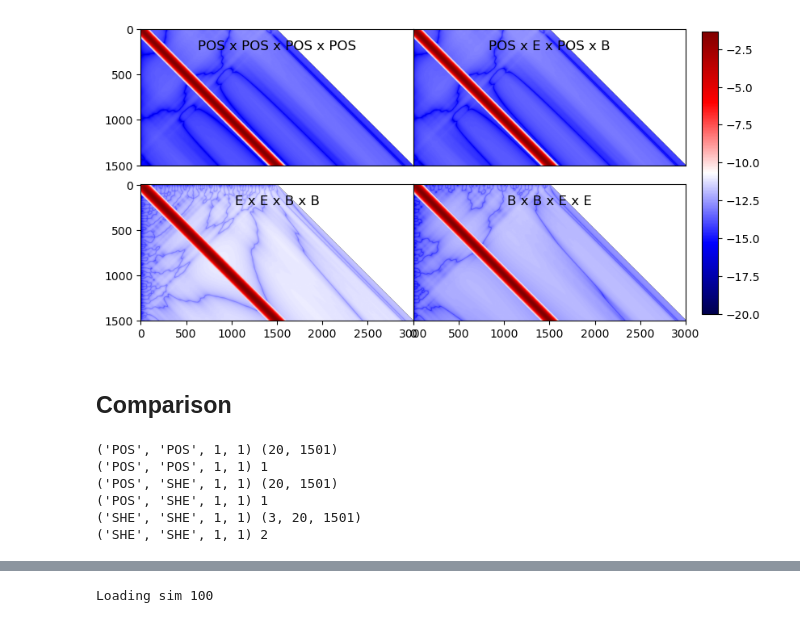
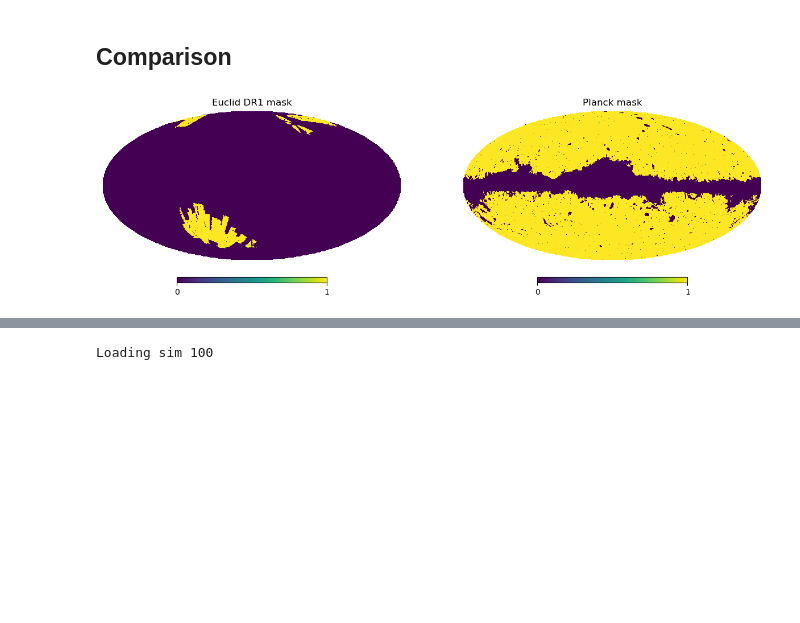
Before and after one commit to JaimeRZP/GLASS_cov_challenge, a Jupyter notebook: unmixing_comparison.ipynb, the cells around one changed output, grey strips where cells are left out. Cells and saved outputs as stored; diff of their text form; code cells hidden in the pictures; blank space fills up the shorter version.

```diff
--- a/unmixing_comparison.ipynb
+++ b/unmixing_comparison.ipynb
@@ -17,30 +12,3 @@ plt.colorbar()
-# %%
-fig, axs = plt.subplots(2, 2, figsize=(10, 5))
-plt.subplots_adjust(hspace = 0.0, wspace = 0.0)
-
-im0 = axs[0, 0].imshow(np.log10(np.abs(kernels_pols[0].data[0, :, :].T)), cmap='seismic')
-axs[0, 0].get_xaxis().set_ticks([])
-axs[0, 0].set_title('POS x POS x POS x POS', y=0.8)
-
-im1 = axs[0, 1].imshow(np.log10(np.abs(kernels_pols[0].data[1, :, :].T)), cmap='seismic')
-axs[0, 1].get_yaxis().set_ticks([])
-axs[0, 1].get_xaxis().set_ticks([])
-axs[0, 1].set_title('POS x E x POS x B', y=0.8)
-
-im2 = axs[1, 0].imshow(np.log10(np.abs(kernels_pols[0].data[2, :, :].T)), cmap='seismic')
-axs[1, 0].set_title('E x E x B x B', y=0.8)
-
-im3 = axs[1, 1].imshow(np.log10(np.abs(kernels_pols[0].data[3, :, :].T)), cmap='seismic')
-axs[1, 1].get_yaxis().set_ticks([])
-axs[1, 1].set_title('B x B x E x E', y=0.8)
-
-fig.subplots_adjust(right=0.8)
-cbar_ax = fig.add_axes([0.82, 0.15, 0.02, 0.7])
-fig.colorbar(im0, cax=cbar_ax)
-plt.show()
-fig.savefig(f'/home/jaimerzp/Desktop/mixing_mat_plots/inv_kernel_compo_{mask_type}.pdf', bbox_inches='tight')
-# %% [output]
-[figure, removed]
 # %% [markdown]
 ## Comparison
 # %%
@@ -64,6 +32,22 @@ l = np.arange(lmax+1)
 ls = np.arange(lmax+1)
 ledges = np.logspace(np.log10(10), np.log10(lmax), nlbins + 1)
 lgrid = (ledges[1:] + ledges[:-1]) / 2
+# %%
+mask_dr1 = hp.read_map("./dr1/mask.fits")
+mask_planck = hp.read_map("./planck/mask.fits")
+# %%
+fig, (ax1, ax2) = plt.subplots(ncols=2, figsize=(15, 7))
+
+plt.axes(ax1)
+hp.mollview(mask_dr1, hold=True, title="Euclid DR1 mask")
+
+plt.axes(ax2)
+hp.mollview(mask_planck, hold=True, title="Planck mask")
+
+plt.show()
+fig.savefig(f'/home/jaimerzp/Desktop/mixing_mat_plots/masks.pdf', bbox_inches='tight')
+# %% [output]
+[figure, added]
 # %%
 # Open the FITS file
 config_path = "scripts/sims_config.yaml"
@@ -75,14 +59,0 @@ mixmat = heracles.read(f"/home/jaimerzp/Documents/UCL/GLASS_cov_challenge/{mask_
-# %%
-bmixmat = heracles.binned(mixmat, ledges)
-bmixmatb = {}
-for key in bmixmat.keys():
-    bmixmatb[key] = heracles.Result(bmixmat[key].array, axis=bmixmat[key].axis[0]+1, ell=l)
-bmixmatb = heracles.binned(bmixmatb, ledges)
-inv_mixmat = heracles.read(f"/home/jaimerzp/Documents/UCL/GLASS_cov_challenge/{mask_type}/inv_mixmat.fits")
-# %% [output]
-('POS', 'POS', 1, 1) (20, 1501)
-('POS', 'POS', 1, 1) 1
-('POS', 'SHE', 1, 1) (20, 1501)
-('POS', 'SHE', 1, 1) 1
-('SHE', 'SHE', 1, 1) (3, 20, 1501)
-('SHE', 'SHE', 1, 1) 2
```
Also changed, not shown: parts of 13 cells of this notebook, 1 other file.
